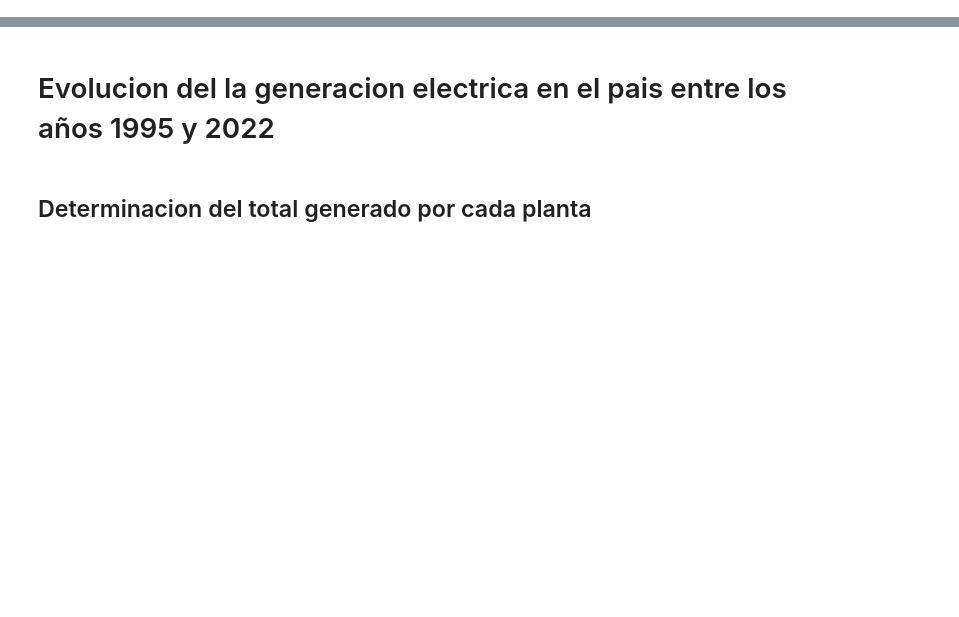
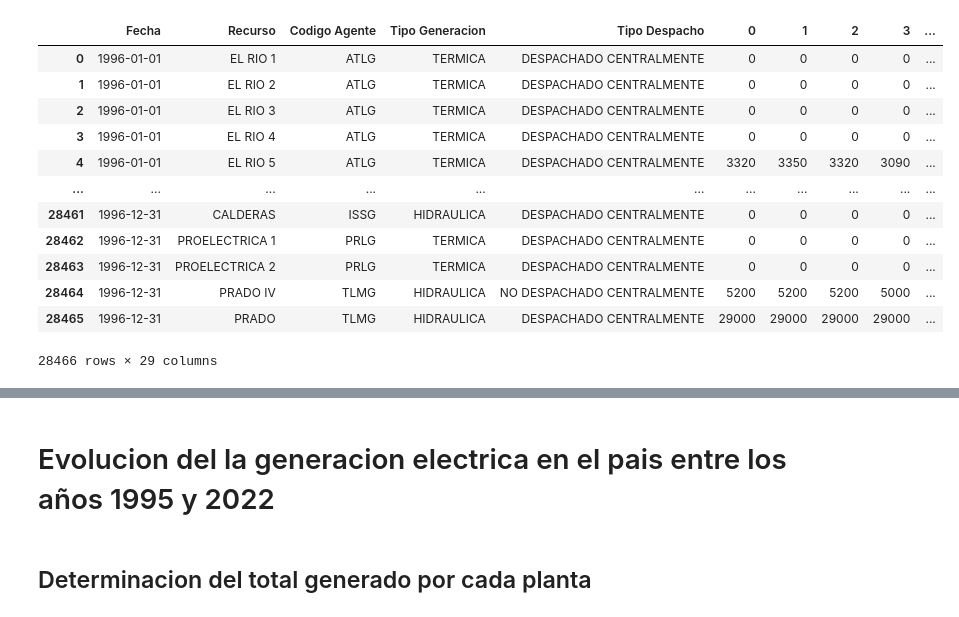
Before and after one commit to Mateoferrnandez/Projects, a Jupyter notebook: Personal Projects/Generacion electrica en Colombia/Dtacleaning.ipynb, the cells around one changed output, grey strips where cells are left out. Saved outputs shown, nothing was run; the diff lists cells and outputs as text; code cells hidden in the pictures; blank space fills up the shorter version.

```diff
--- a/Personal Projects/Generacion electrica en Colombia/Dtacleaning.ipynb
+++ b/Personal Projects/Generacion electrica en Colombia/Dtacleaning.ipynb
@@ -30,0 +59,17 @@ KeyboardInterrupt:
+# %%
+df2=pd.read_excel("D:\Documentos\Github\Projects\Personal Projects\Generacion electrica en Colombia\Dataa\Generacion_(kWh)_1996.xlsx",header=0)
+df2
+# %% [output]
+|  | Fecha | Recurso | Codigo Agente | Tipo Generacion | Tipo Despacho | 0 | 1 | 2 | 3 | ... |
+| 0 | 1996-01-01 | EL RIO 1 | ATLG | TERMICA | DESPACHADO CENTRALMENTE | 0 | 0 | 0 | 0 | ... |
+| 1 | 1996-01-01 | EL RIO 2 | ATLG | TERMICA | DESPACHADO CENTRALMENTE | 0 | 0 | 0 | 0 | ... |
+| 2 | 1996-01-01 | EL RIO 3 | ATLG | TERMICA | DESPACHADO CENTRALMENTE | 0 | 0 | 0 | 0 | ... |
+| 3 | 1996-01-01 | EL RIO 4 | ATLG | TERMICA | DESPACHADO CENTRALMENTE | 0 | 0 | 0 | 0 | ... |
+| 4 | 1996-01-01 | EL RIO 5 | ATLG | TERMICA | DESPACHADO CENTRALMENTE | 3320 | 3350 | 3320 | 3090 | ... |
+| ... | ... | ... | ... | ... | ... | ... | ... | ... | ... | ... |
+| 28461 | 1996-12-31 | CALDERAS | ISSG | HIDRAULICA | DESPACHADO CENTRALMENTE | 0 | 0 | 0 | 0 | ... |
+| 28462 | 1996-12-31 | PROELECTRICA 1 | PRLG | TERMICA | DESPACHADO CENTRALMENTE | 0 | 0 | 0 | 0 | ... |
+| 28463 | 1996-12-31 | PROELECTRICA 2 | PRLG | TERMICA | DESPACHADO CENTRALMENTE | 0 | 0 | 0 | 0 | ... |
+| 28464 | 1996-12-31 | PRADO IV | TLMG | HIDRAULICA | NO DESPACHADO CENTRALMENTE | 5200 | 5200 | 5200 | 5000 | ... |
+| 28465 | 1996-12-31 | PRADO | TLMG | HIDRAULICA | DESPACHADO CENTRALMENTE | 29000 | 29000 | 29000 | 29000 | ... |
+28466 rows × 29 columns
```
Also changed, not shown: parts of 22 cells of this notebook, 56 other files.
